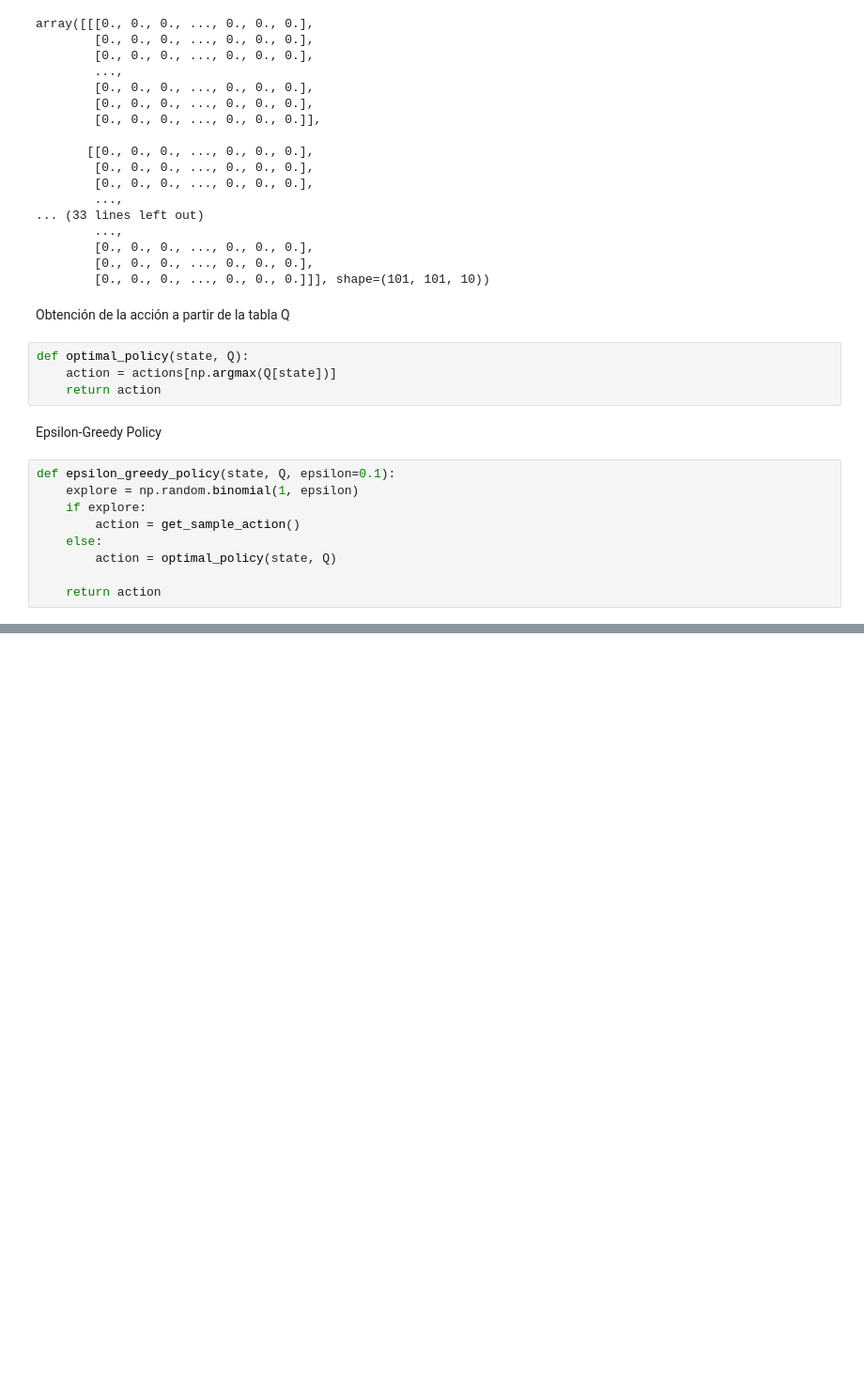
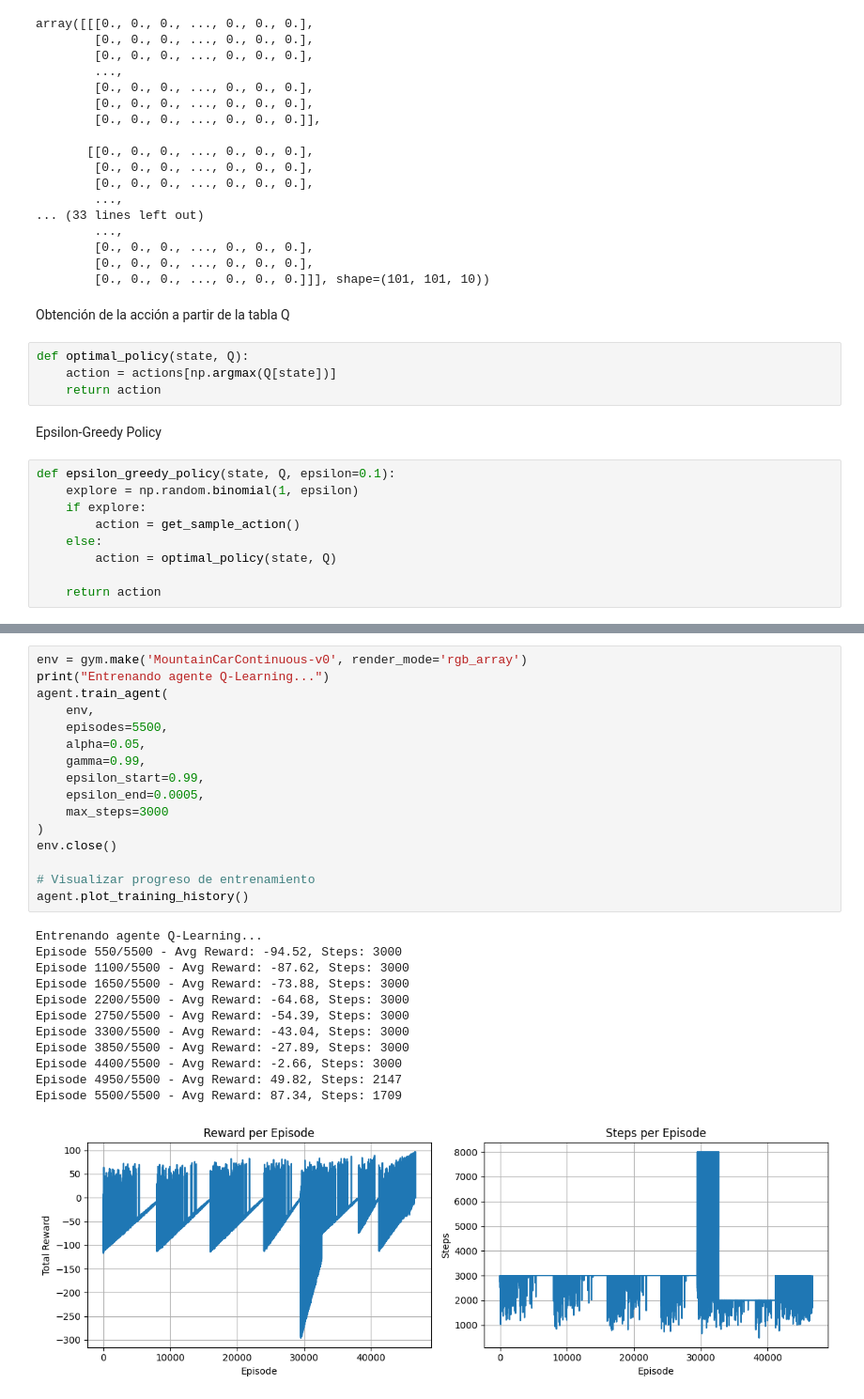
Before and after one commit to Martinabz/Obligatorio-IA-Abzaradel-Olaso-282958-281981-, a Jupyter notebook: Obligatorio Marzo 2026/MountainCarContinuous/continuous_mountain_car.ipynb, the cells around one changed output, grey strips where cells are left out. Shown at 94% size. Cells and saved outputs as stored; diff of their text form; blank space fills up the shorter version.

```diff
--- a/Obligatorio Marzo 2026/MountainCarContinuous/continuous_mountain_car.ipynb
+++ b/Obligatorio Marzo 2026/MountainCarContinuous/continuous_mountain_car.ipynb
@@ -300,0 +336,29 @@ Selected action (deterministic): 0.05263157894736836
+# %%
+env = gym.make('MountainCarContinuous-v0', render_mode='rgb_array')
+print("Entrenando agente Q-Learning...")
+agent.train_agent(
+    env,
+    episodes=5500,
+    alpha=0.05,
+    gamma=0.99,
+    epsilon_start=0.99,
+    epsilon_end=0.0005,
+    max_steps=3000
+)
+env.close()
+
+# Visualizar progreso de entrenamiento
+agent.plot_training_history()
+# %% [output]
+Entrenando agente Q-Learning...
+Episode 550/5500 - Avg Reward: -94.52, Steps: 3000
+Episode 1100/5500 - Avg Reward: -87.62, Steps: 3000
+Episode 1650/5500 - Avg Reward: -73.88, Steps: 3000
+Episode 2200/5500 - Avg Reward: -64.68, Steps: 3000
+Episode 2750/5500 - Avg Reward: -54.39, Steps: 3000
+Episode 3300/5500 - Avg Reward: -43.04, Steps: 3000
+Episode 3850/5500 - Avg Reward: -27.89, Steps: 3000
+Episode 4400/5500 - Avg Reward: -2.66, Steps: 3000
+Episode 4950/5500 - Avg Reward: 49.82, Steps: 2147
+Episode 5500/5500 - Avg Reward: 87.34, Steps: 1709
+[figure, added]
```
Also changed, not shown: parts of 21 cells of this notebook.
